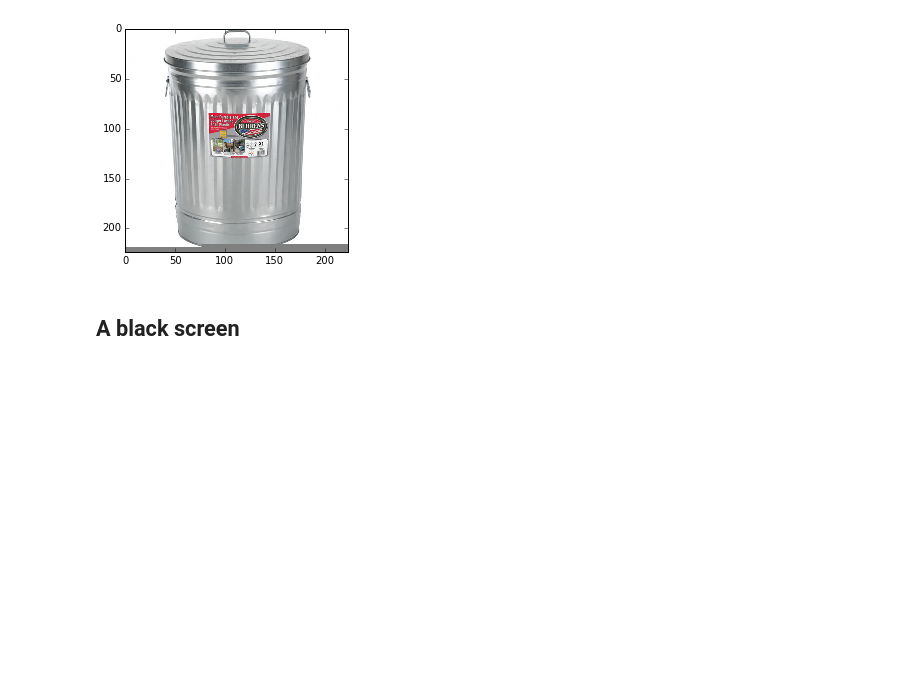
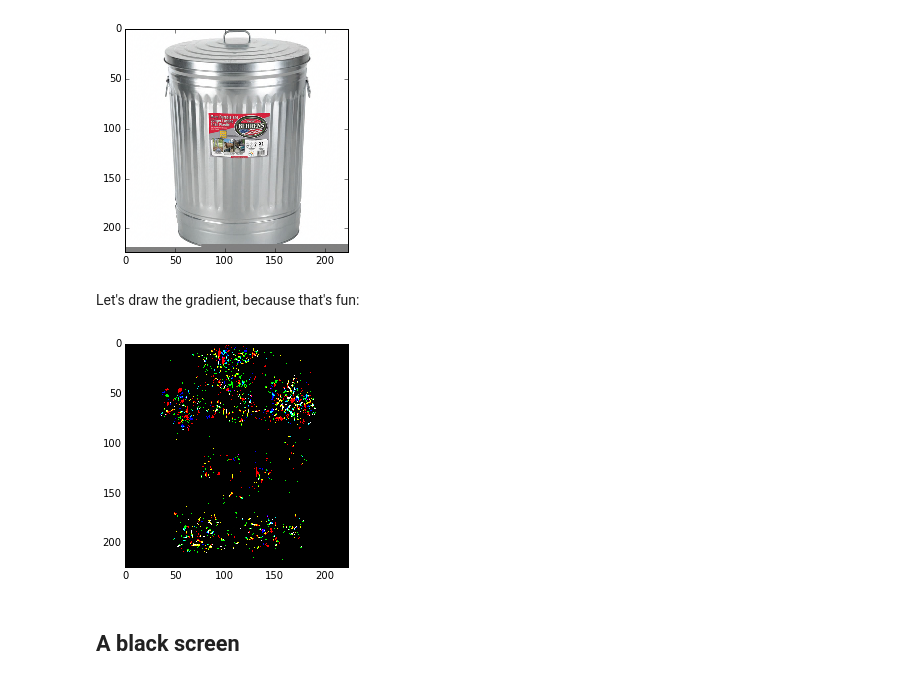
Before and after one commit to jvns/neural-nets-are-weird, a Jupyter notebook: notebooks/neural-nets-are-weird.ipynb, the cells around one changed output. Drawn from its saved outputs; the diff is of its cells as text; code cells hidden in the pictures; blank space fills up the shorter version.

```diff
--- a/notebooks/neural-nets-are-weird.ipynb
+++ b/notebooks/neural-nets-are-weird.ipynb
@@ -328,6 +328,14 @@ _ = predict(garbage_data + 0.75 * delta, n_preds=2)
 class: 412, label: n02747177 ashcan, trash can, garbage can, wastebin, ash bin, ash-bin, ashbin, dustbin, trash barrel, trash bin, certainty: 84.98%
 class: 463, label: n02909870 bucket, pail, certainty: 2.77%
 [figure]
+# %% [markdown]
+Let's draw the gradient, because that's fun:
+# %%
+probs = predict(garbage_data, display_output=False)
+grad = compute_gradient(probs)
+display(grad / np.percentile(grad, 98))
+# %% [output]
+[figure, added]
 # %% [markdown]
 ## A black screen
 # %% [markdown]
```
